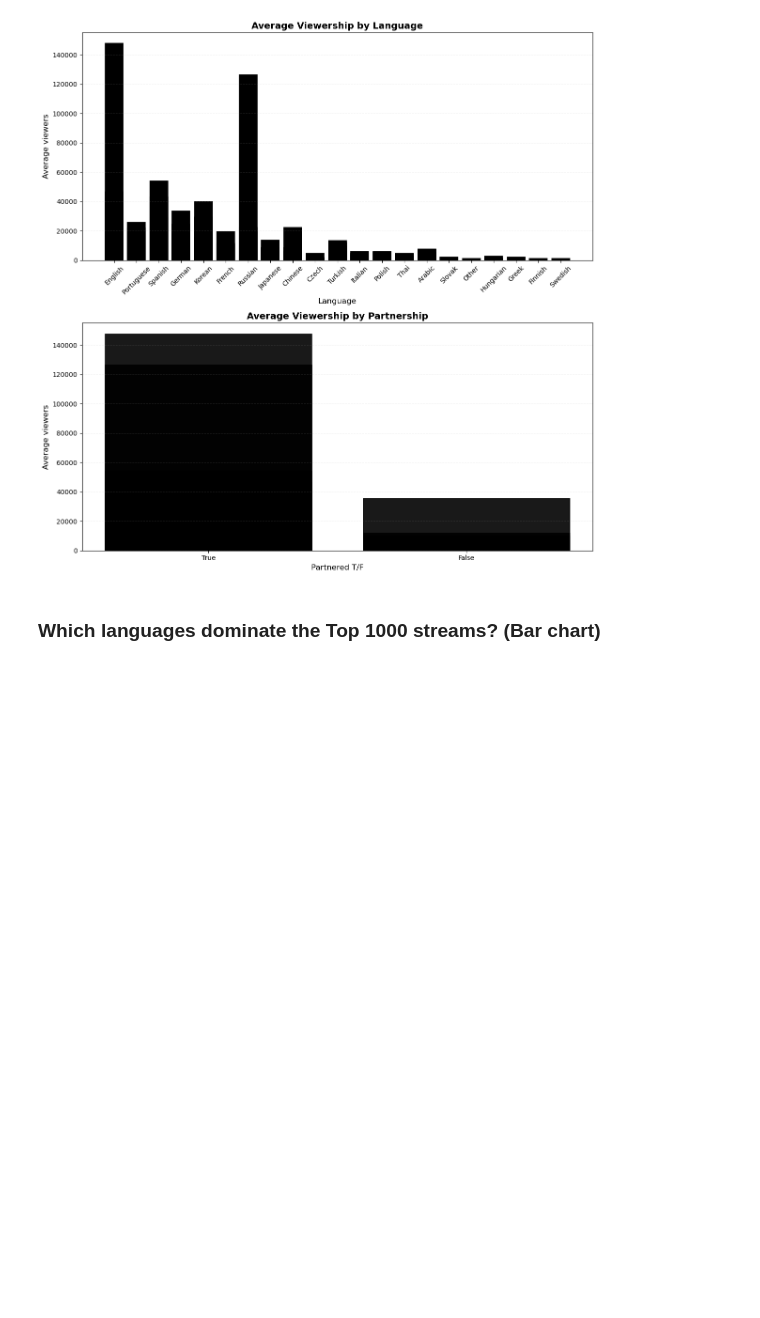
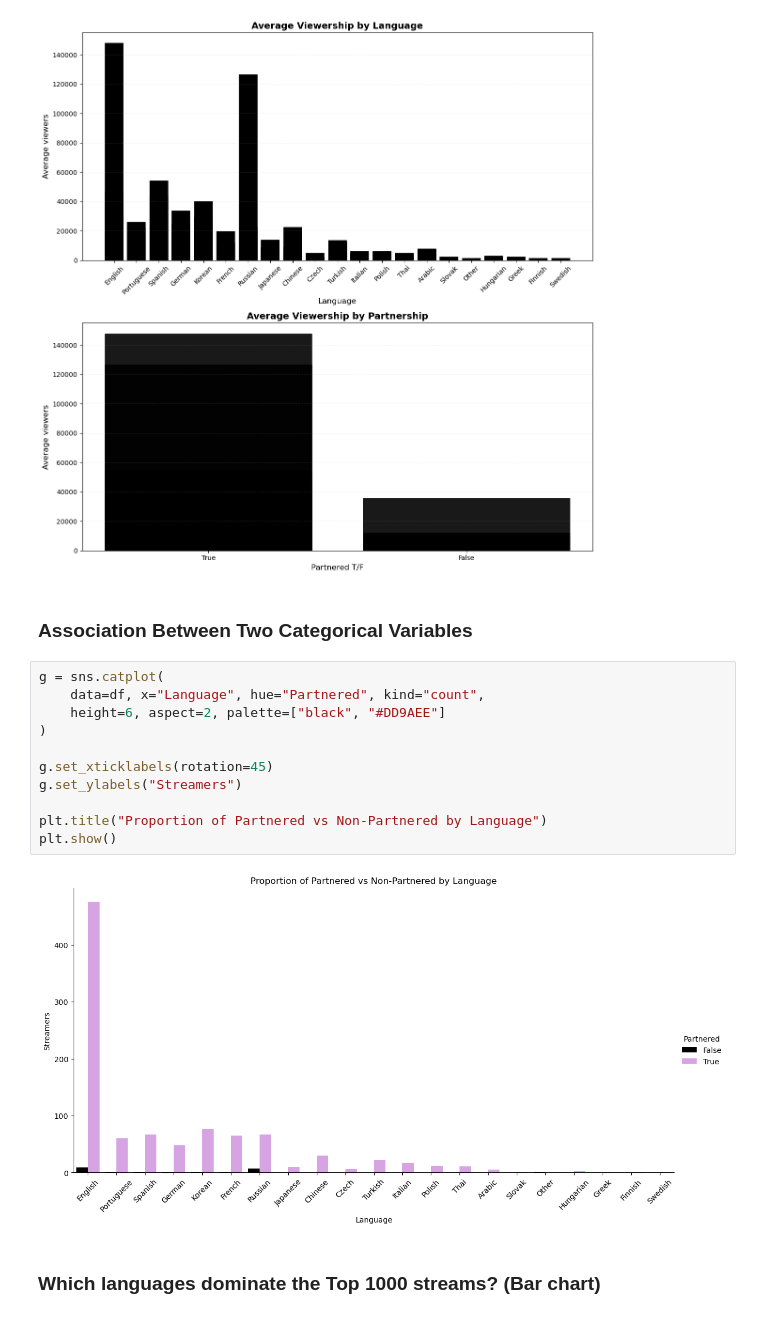
Before and after one commit to IT2053C-Gilany/final-project-martinbv99, a Jupyter notebook: final-projectMartinez.ipynb, the cells around one changed output. Cells and saved outputs as stored; diff of their text form; blank space fills up the shorter version.

```diff
--- a/final-projectMartinez.ipynb
+++ b/final-projectMartinez.ipynb
@@ -246,6 +282,21 @@ plt.tight_layout()
 plt.show()
 # %% [output]
 [figure]
+# %% [markdown]
+### Association Between Two Categorical Variables
+# %%
+g = sns.catplot(
+    data=df, x="Language", hue="Partnered", kind="count",
+    height=6, aspect=2, palette=["black", "#DD9AEE"]
+)
+
+g.set_xticklabels(rotation=45)
+g.set_ylabels("Streamers")
+
+plt.title("Proportion of Partnered vs Non-Partnered by Language")
+plt.show()
+# %% [output]
+[figure, added]
 # %% [markdown]
 ### Which languages dominate the Top 1000 streams? (Bar chart)
 # %%
```
Also changed, not shown: parts of 7 cells of this notebook.
